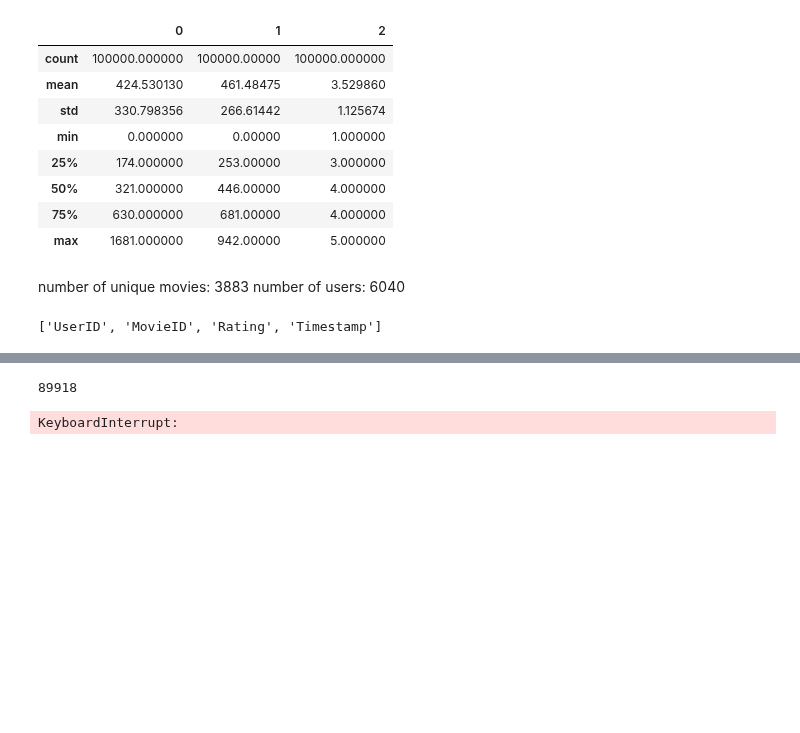
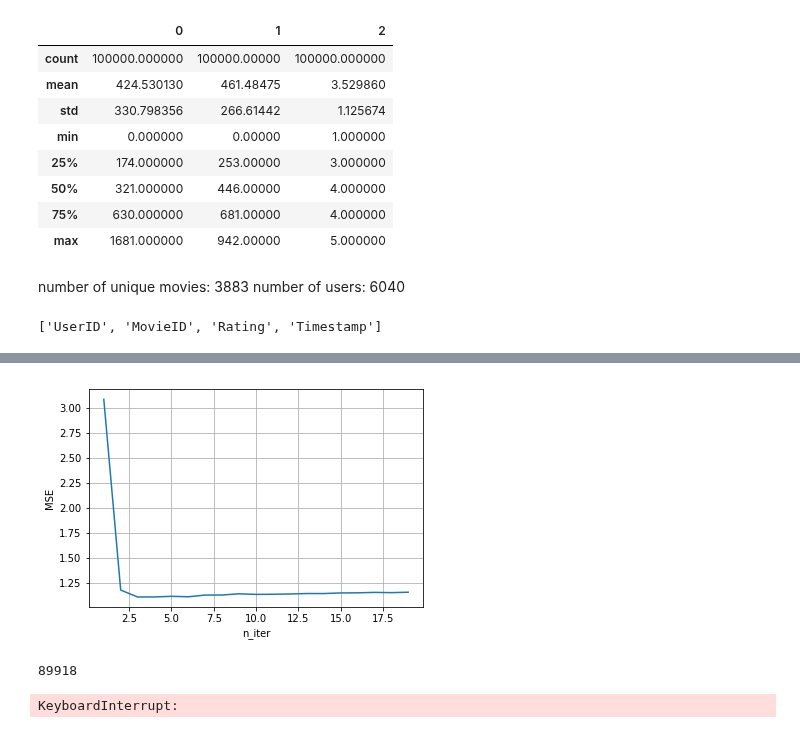
Before and after one commit to amirnasri/Data-Science, a Jupyter notebook: Recommender/ALS2.ipynb, the cells around one changed output, grey strips where cells are left out. Drawn from its saved outputs; the diff is of its cells as text; code cells hidden in the pictures; blank space fills up the shorter version.

```diff
--- a/Recommender/ALS2.ipynb
+++ b/Recommender/ALS2.ipynb
@@ -228,0 +235,31 @@ ratings_sp.columns
+# %%
+import numpy as np
+import os
+from pyspark.mllib.recommendation import ALS, MatrixFactorizationModel, Rating
+
+#u_data_file = os.path.join("ml-1m", "ratings.dat")
+#ratings = sc.textFile(u_data_file).map(parse_data).cache()#.filter(lambda x: x is not None)
+
+#ratings_train = ratings.filter(lambda x: x[3] < 8).map(lambda x: x[:-1])
+#ratings_test = ratings.filter(lambda x: x[3] >= 8).map(lambda x: x[:-1])
+
+#print("number of train points: %d" % ratings_train.count())
+#print("number of test points: %d" % ratings_test.count())
+n_iters = np.arange(1, 20)
+MSE_vs_n_iter = np.zeros(n_iters.shape)
+n_folds = 3
+for j, n_iter in enumerate(n_iters):
+    MSE = np.zeros(n_folds)
+    for i, (ratings_train, ratings_test) in enumerate(kfold_cv_generator(ratings_sp, n_folds)):
+
+        # TODO: Remove timestamp column from the begining
+        model = ALS.train(ratings_train.select(['UserID', 'MovieID', 'Rating']), rank = 10, iterations = n_iter)
+
+        test_data = ratings_test.rdd.map(lambda r: (r[0], r[1]))
+        predictions = model.predictAll(test_data).map(lambda r: ((r[0], r[1]), r[2]))
+        p = predictions.collect()
+        ratesAndPreds = ratings_test.rdd.map(lambda r: ((r[0], r[1]), r[2])).join(predictions)
+        MSE[i] = (ratesAndPreds.map(lambda r: (r[1][0] - r[1][1])**2).mean())**.5
+
+    MSE_vs_n_iter[j] = np.mean(MSE)
+    print("Mean Squared Error = " + str(MSE_vs_n_iter))
@@ -229,3 +284,12 @@ ratings_sp.columns
+# %%
+from matplotlib import pyplot as plt
+plt.plot(n_iters, MSE_vs_n_iter)
+plt.xlabel('n_iter')
+plt.ylabel('MSE')
+plt.grid(True)
+plt.show()
+# %% [output]
+[figure, added]
 # %%
 import numpy as np
 import os
```
Also changed, not shown: parts of 5 cells of this notebook, 17 other files.
